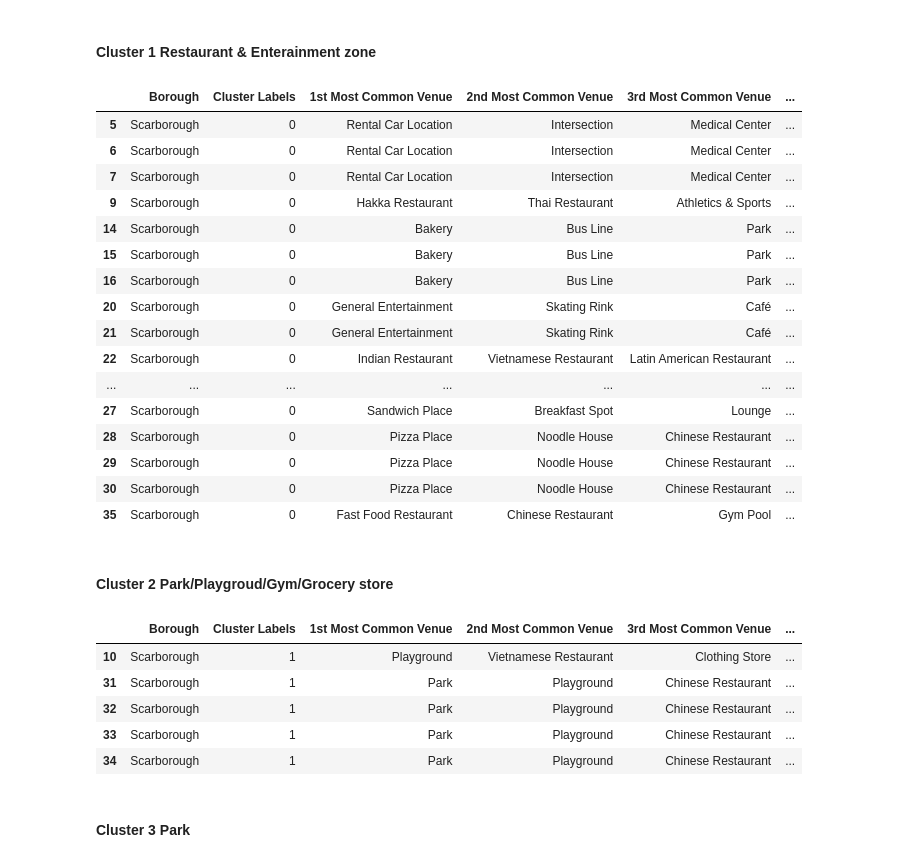
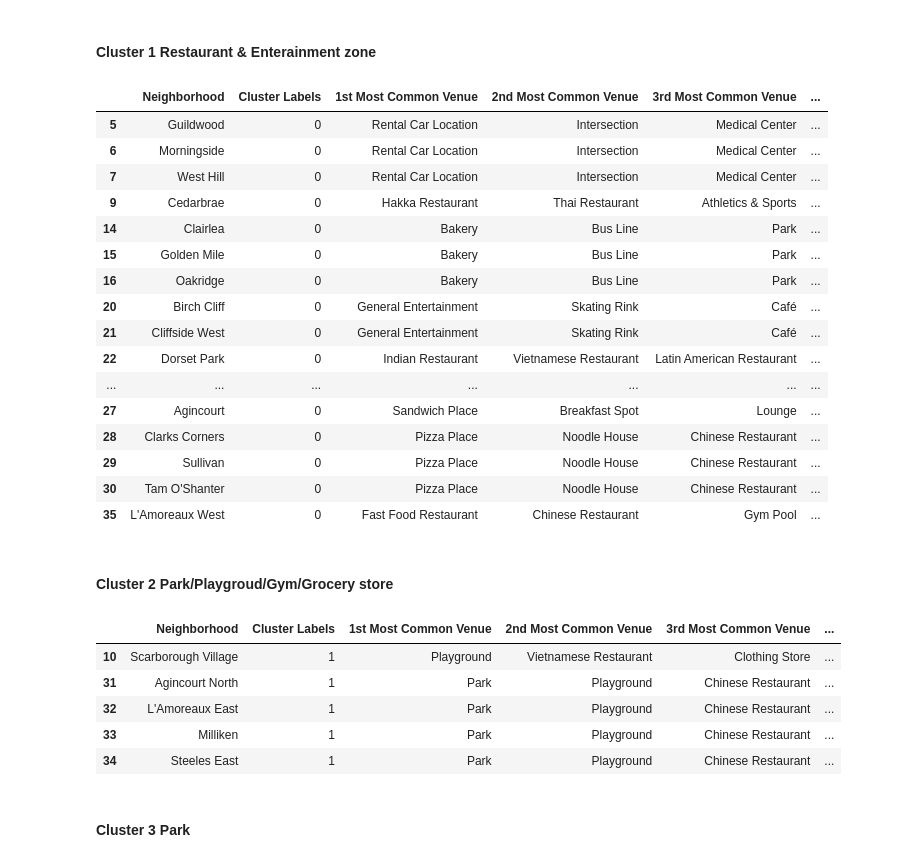
Before and after one commit to RLIProject/Where-to-buy-a-house, a Jupyter notebook: The Battle of Neighborhoods .ipynb, the cells around one changed output. Drawn from its saved outputs; the diff is of its cells as text; code cells hidden in the pictures.

```diff
--- a/The Battle of Neighborhoods .ipynb
+++ b/The Battle of Neighborhoods .ipynb
@@ -526,37 +526,37 @@ map_clusters
 #### Cluster 1 Restaurant & Enterainment zone
 # %%
 Toronto_merged.loc[Toronto_merged['Cluster Labels'] == 0,
-                     Toronto_merged.columns[[1] + list(range(5, Toronto_merged.shape[1]))]]
+                     Toronto_merged.columns[[2] + list(range(5, Toronto_merged.shape[1]))]]
 # %% [output]
-|  | Borough | Cluster Labels | 1st Most Common Venue | 2nd Most Common Venue | 3rd Most Common Venue | ... |
-| 5 | Scarborough | 0 | Rental Car Location | Intersection | Medical Center | ... |
-| 6 | Scarborough | 0 | Rental Car Location | Intersection | Medical Center | ... |
-| 7 | Scarborough | 0 | Rental Car Location | Intersection | Medical Center | ... |
-| 9 | Scarborough | 0 | Hakka Restaurant | Thai Restaurant | Athletics & Sports | ... |
-| 14 | Scarborough | 0 | Bakery | Bus Line | Park | ... |
-| 15 | Scarborough | 0 | Bakery | Bus Line | Park | ... |
-| 16 | Scarborough | 0 | Bakery | Bus Line | Park | ... |
-| 20 | Scarborough | 0 | General Entertainment | Skating Rink | Café | ... |
-| 21 | Scarborough | 0 | General Entertainment | Skating Rink | Café | ... |
-| 22 | Scarborough | 0 | Indian Restaurant | Vietnamese Restaurant | Latin American Restaurant | ... |
+|  | Neighborhood | Cluster Labels | 1st Most Common Venue | 2nd Most Common Venue | 3rd Most Common Venue | ... |
+| 5 | Guildwood | 0 | Rental Car Location | Intersection | Medical Center | ... |
+| 6 | Morningside | 0 | Rental Car Location | Intersection | Medical Center | ... |
+| 7 | West Hill | 0 | Rental Car Location | Intersection | Medical Center | ... |
+| 9 | Cedarbrae | 0 | Hakka Restaurant | Thai Restaurant | Athletics & Sports | ... |
+| 14 | Clairlea | 0 | Bakery | Bus Line | Park | ... |
+| 15 | Golden Mile | 0 | Bakery | Bus Line | Park | ... |
+| 16 | Oakridge | 0 | Bakery | Bus Line | Park | ... |
+| 20 | Birch Cliff | 0 | General Entertainment | Skating Rink | Café | ... |
+| 21 | Cliffside West | 0 | General Entertainment | Skating Rink | Café | ... |
+| 22 | Dorset Park | 0 | Indian Restaurant | Vietnamese Restaurant | Latin American Restaurant | ... |
 | ... | ... | ... | ... | ... | ... | ... |
-| 27 | Scarborough | 0 | Sandwich Place | Breakfast Spot | Lounge | ... |
-| 28 | Scarborough | 0 | Pizza Place | Noodle House | Chinese Restaurant | ... |
-| 29 | Scarborough | 0 | Pizza Place | Noodle House | Chinese Restaurant | ... |
-| 30 | Scarborough | 0 | Pizza Place | Noodle House | Chinese Restaurant | ... |
-| 35 | Scarborough | 0 | Fast Food Restaurant | Chinese Restaurant | Gym Pool | ... |
+| 27 | Agincourt | 0 | Sandwich Place | Breakfast Spot | Lounge | ... |
+| 28 | Clarks Corners | 0 | Pizza Place | Noodle House | Chinese Restaurant | ... |
+| 29 | Sullivan | 0 | Pizza Place | Noodle House | Chinese Restaurant | ... |
+| 30 | Tam O'Shanter | 0 | Pizza Place | Noodle House | Chinese Restaurant | ... |
+| 35 | L'Amoreaux West | 0 | Fast Food Restaurant | Chinese Restaurant | Gym Pool | ... |
 # %% [markdown]
 #### Cluster 2 Park/Playgroud/Gym/Grocery store
 # %%
 Toronto_merged.loc[Toronto_merged['Cluster Labels'] == 1,
-                     Toronto_merged.columns[[1] + list(range(5, Toronto_merged.shape[1]))]]
+                     Toronto_merged.columns[[2] + list(range(5, Toronto_merged.shape[1]))]]
 # %% [output]
-|  | Borough | Cluster Labels | 1st Most Common Venue | 2nd Most Common Venue | 3rd Most Common Venue | ... |
-| 10 | Scarborough | 1 | Playground | Vietnamese Restaurant | Clothing Store | ... |
-| 31 | Scarborough | 1 | Park | Playground | Chinese Restaurant | ... |
-| 32 | Scarborough | 1 | Park | Playground | Chinese Restaurant | ... |
-| 33 | Scarborough | 1 | Park | Playground | Chinese Restaurant | ... |
-| 34 | Scarborough | 1 | Park | Playground | Chinese Restaurant | ... |
+|  | Neighborhood | Cluster Labels | 1st Most Common Venue | 2nd Most Common Venue | 3rd Most Common Venue | ... |
+| 10 | Scarborough Village | 1 | Playground | Vietnamese Restaurant | Clothing Store | ... |
+| 31 | Agincourt North | 1 | Park | Playground | Chinese Restaurant | ... |
+| 32 | L'Amoreaux East | 1 | Park | Playground | Chinese Restaurant | ... |
+| 33 | Milliken | 1 | Park | Playground | Chinese Restaurant | ... |
+| 34 | Steeles East | 1 | Park | Playground | Chinese Restaurant | ... |
 # %% [markdown]
 #### Cluster 3 Park
 # %%
```
